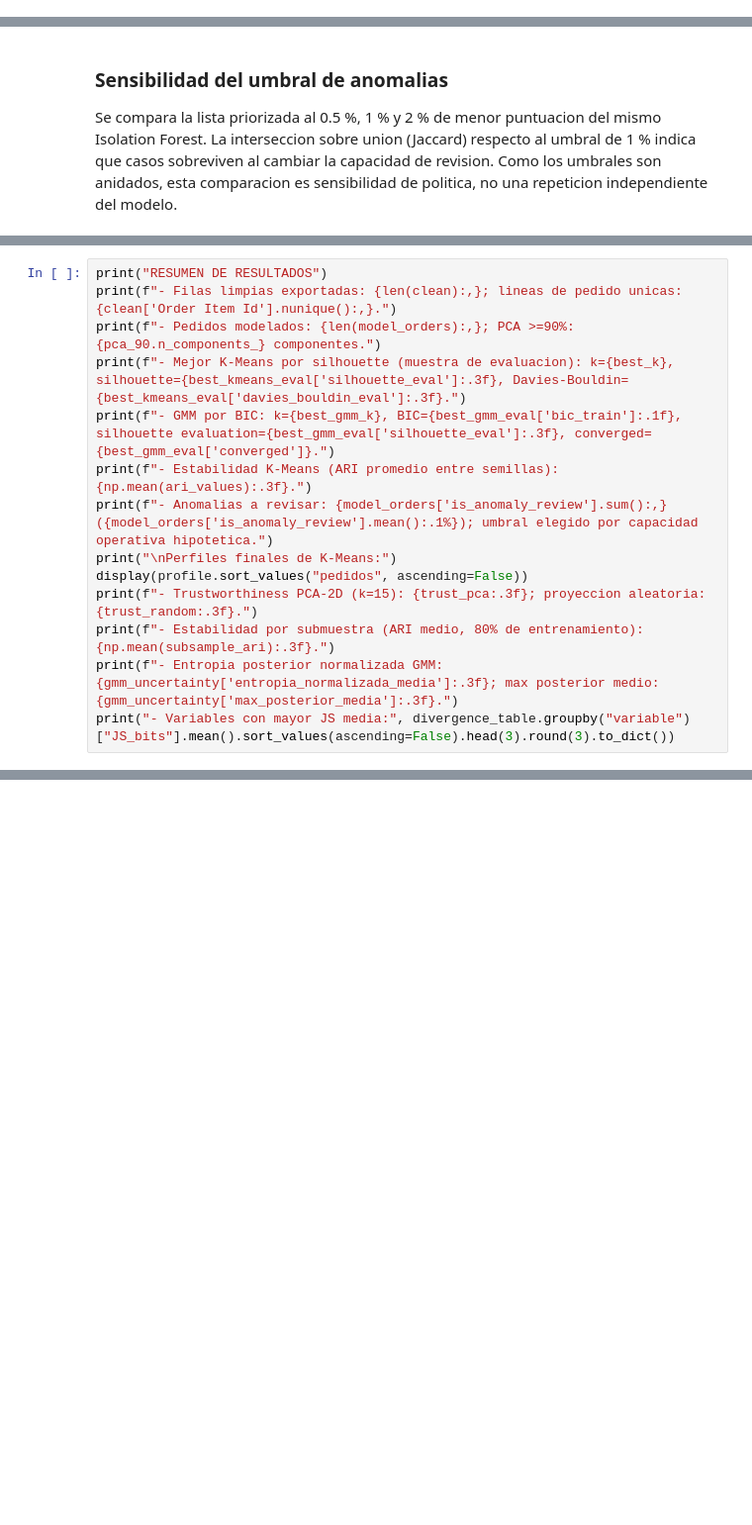
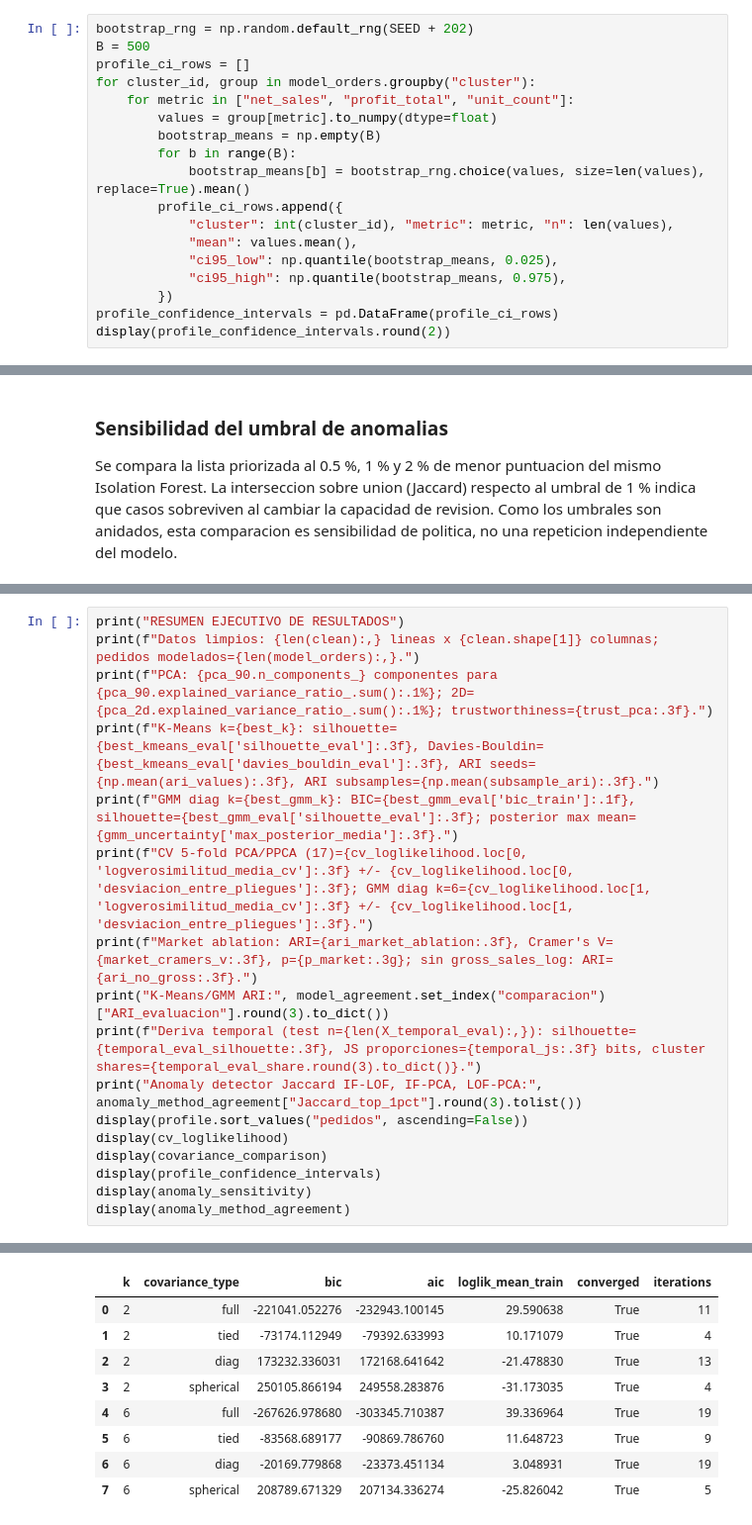
Before and after one commit to s-arbelaez/dataco_supply_chain_project, a Jupyter notebook: DataCo_Supply_Chain_Proyecto_No_Supervisado.ipynb, the cells around one changed output, grey strips where cells are left out. Shown at 99% size. Drawn from its saved outputs; the diff is of its cells as text; blank space fills up the shorter version.

```diff
--- a/DataCo_Supply_Chain_Proyecto_No_Supervisado.ipynb
+++ b/DataCo_Supply_Chain_Proyecto_No_Supervisado.ipynb
@@ -630,0 +768,18 @@ Distribucion porcentual por cluster: customer_segment
+# %%
+bootstrap_rng = np.random.default_rng(SEED + 202)
+B = 500
+profile_ci_rows = []
+for cluster_id, group in model_orders.groupby("cluster"):
+    for metric in ["net_sales", "profit_total", "unit_count"]:
+        values = group[metric].to_numpy(dtype=float)
+        bootstrap_means = np.empty(B)
+        for b in range(B):
+            bootstrap_means[b] = bootstrap_rng.choice(values, size=len(values), replace=True).mean()
+        profile_ci_rows.append({
+            "cluster": int(cluster_id), "metric": metric, "n": len(values),
+            "mean": values.mean(),
+            "ci95_low": np.quantile(bootstrap_means, 0.025),
+            "ci95_high": np.quantile(bootstrap_means, 0.975),
+        })
+profile_confidence_intervals = pd.DataFrame(profile_ci_rows)
+display(profile_confidence_intervals.round(2))
@@ -823,15 +1197,18 @@ Estas metricas se recalculan al ejecutar las celdas y deben interpretarse junto
 # %%
-print("RESUMEN DE RESULTADOS")
-print(f"- Filas limpias exportadas: {len(clean):,}; lineas de pedido unicas: {clean['Order Item Id'].nunique():,}.")
-print(f"- Pedidos modelados: {len(model_orders):,}; PCA >=90%: {pca_90.n_components_} componentes.")
-print(f"- Mejor K-Means por silhouette (muestra de evaluacion): k={best_k}, silhouette={best_kmeans_eval['silhouette_eval']:.3f}, Davies-Bouldin={best_kmeans_eval['davies_bouldin_eval']:.3f}.")
-print(f"- GMM por BIC: k={best_gmm_k}, BIC={best_gmm_eval['bic_train']:.1f}, silhouette evaluation={best_gmm_eval['silhouette_eval']:.3f}, converged={best_gmm_eval['converged']}.")
-print(f"- Estabilidad K-Means (ARI promedio entre semillas): {np.mean(ari_values):.3f}.")
-print(f"- Anomalias a revisar: {model_orders['is_anomaly_review'].sum():,} ({model_orders['is_anomaly_review'].mean():.1%}); umbral elegido por capacidad operativa hipotetica.")
-print("\nPerfiles finales de K-Means:")
+print("RESUMEN EJECUTIVO DE RESULTADOS")
+print(f"Datos limpios: {len(clean):,} lineas x {clean.shape[1]} columnas; pedidos modelados={len(model_orders):,}.")
+print(f"PCA: {pca_90.n_components_} componentes para {pca_90.explained_variance_ratio_.sum():.1%}; 2D={pca_2d.explained_variance_ratio_.sum():.1%}; trustworthiness={trust_pca:.3f}.")
+print(f"K-Means k={best_k}: silhouette={best_kmeans_eval['silhouette_eval']:.3f}, Davies-Bouldin={best_kmeans_eval['davies_bouldin_eval']:.3f}, ARI seeds={np.mean(ari_values):.3f}, ARI subsamples={np.mean(subsample_ari):.3f}.")
+print(f"GMM diag k={best_gmm_k}: BIC={best_gmm_eval['bic_train']:.1f}, silhouette={best_gmm_eval['silhouette_eval']:.3f}; posterior max mean={gmm_uncertainty['max_posterior_media']:.3f}.")
+print(f"CV 5-fold PCA/PPCA (17)={cv_loglikelihood.loc[0, 'logverosimilitud_media_cv']:.3f} +/- {cv_loglikelihood.loc[0, 'desviacion_entre_pliegues']:.3f}; GMM diag k=6={cv_loglikelihood.loc[1, 'logverosimilitud_media_cv']:.3f} +/- {cv_loglikelihood.loc[1, 'desviacion_entre_pliegues']:.3f}.")
+print(f"Market ablation: ARI={ari_market_ablation:.3f}, Cramer's V={market_cramers_v:.3f}, p={p_market:.3g}; sin gross_sales_log: ARI={ari_no_gross:.3f}.")
+print("K-Means/GMM ARI:", model_agreement.set_index("comparacion")["ARI_evaluacion"].round(3).to_dict())
+print(f"Deriva temporal (test n={len(X_temporal_eval):,}): silhouette={temporal_eval_silhouette:.3f}, JS proporciones={temporal_js:.3f} bits, cluster shares={temporal_eval_share.round(3).to_dict()}.")
+print("Anomaly detector Jaccard IF-LOF, IF-PCA, LOF-PCA:", anomaly_method_agreement["Jaccard_top_1pct"].round(3).tolist())
 display(profile.sort_values("pedidos", ascending=False))
-print(f"- Trustworthiness PCA-2D (k=15): {trust_pca:.3f}; proyeccion aleatoria: {trust_random:.3f}.")
-print(f"- Estabilidad por submuestra (ARI medio, 80% de entrenamiento): {np.mean(subsample_ari):.3f}.")
-print(f"- Entropia posterior normalizada GMM: {gmm_uncertainty['entropia_normalizada_media']:.3f}; max posterior medio: {gmm_uncertainty['max_posterior_media']:.3f}.")
-print("- Variables con mayor JS media:", divergence_table.groupby("variable")["JS_bits"].mean().sort_values(ascending=False).head(3).round(3).to_dict())
+display(cv_loglikelihood)
+display(covariance_comparison)
+display(profile_confidence_intervals)
+display(anomaly_sensitivity)
+display(anomaly_method_agreement)
 # %% [output]
@@ -854,0 +1232,9 @@ Perfiles finales de K-Means:
+|  | k | covariance_type | bic | aic | loglik_mean_train | converged | iterations |
+| 0 | 2 | full | -221041.052276 | -232943.100145 | 29.590638 | True | 11 |
+| 1 | 2 | tied | -73174.112949 | -79392.633993 | 10.171079 | True | 4 |
+| 2 | 2 | diag | 173232.336031 | 172168.641642 | -21.478830 | True | 13 |
+| 3 | 2 | spherical | 250105.866194 | 249558.283876 | -31.173035 | True | 4 |
+| 4 | 6 | full | -267626.978680 | -303345.710387 | 39.336964 | True | 19 |
+| 5 | 6 | tied | -83568.689177 | -90869.786760 | 11.648723 | True | 9 |
+| 6 | 6 | diag | -20169.779868 | -23373.451134 | 3.048931 | True | 19 |
+| 7 | 6 | spherical | 208789.671329 | 207134.336274 | -25.826042 | True | 5 |
```
Also changed, not shown: parts of 21 cells of this notebook.
